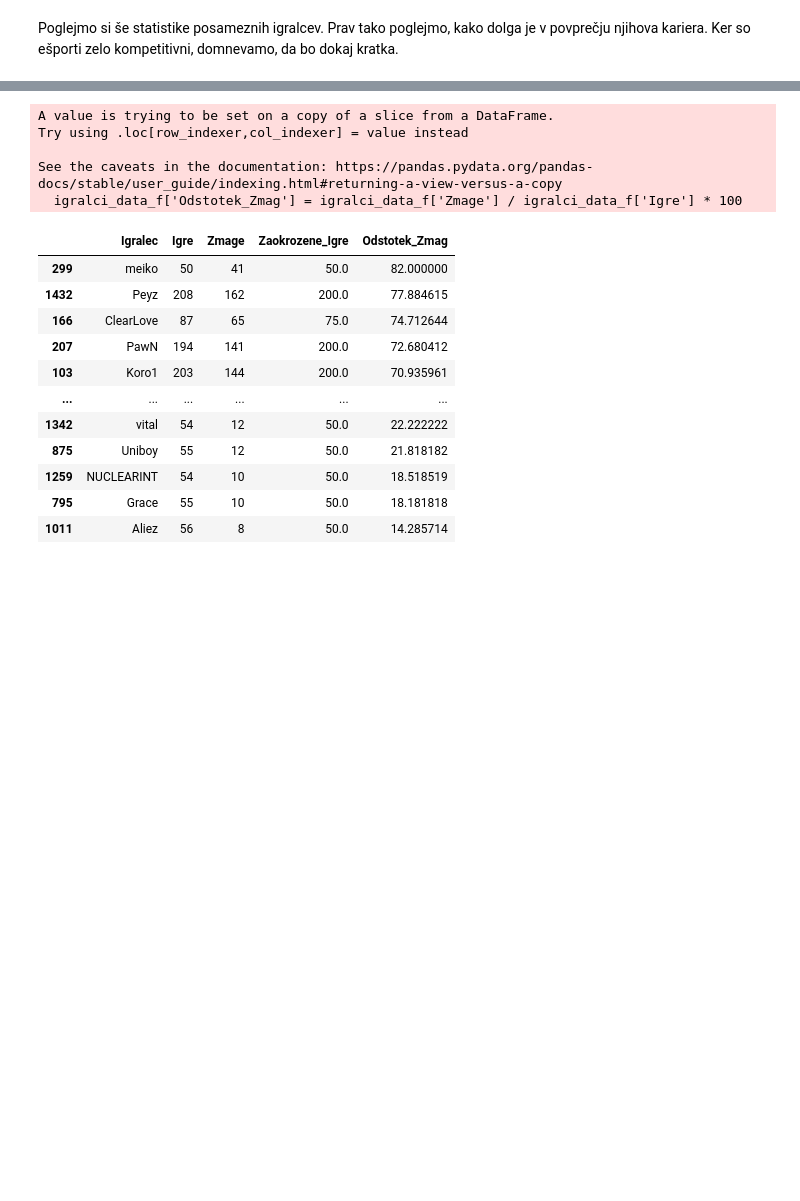
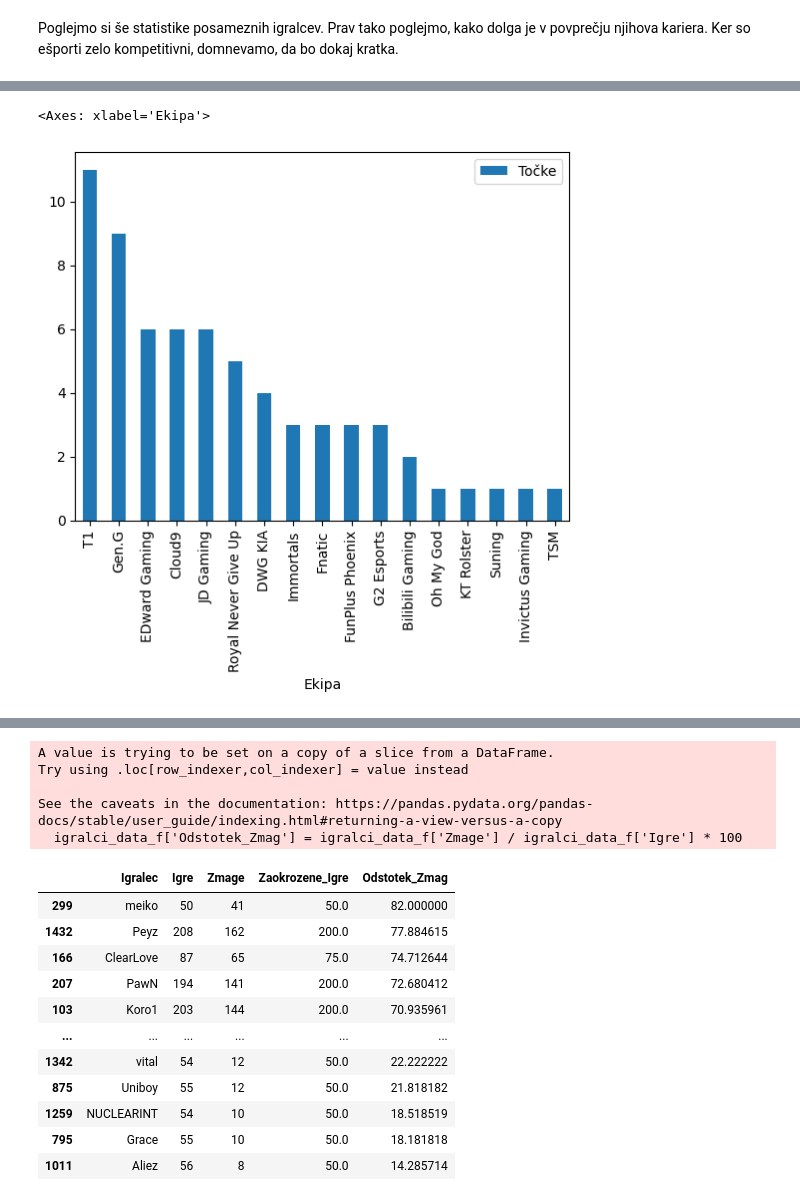
Before and after one commit to matijaderganc/League-of-Legends-Esports-Analysis, a Jupyter notebook: analiza.ipynb, the cells around one changed output, grey strips where cells are left out. Saved outputs shown, nothing was run; the diff lists cells and outputs as text; code cells hidden in the pictures; blank space fills up the shorter version.

```diff
--- a/analiza.ipynb
+++ b/analiza.ipynb
@@ -190 +239,11 @@ Poglejmo si še statistike posameznih igralcev. Prav tako poglejmo, kako dolga j
+# %%
+
+najboljse3['Točke'] = najboljse3.groupby('Leto').cumcount(ascending = False) #ker so indeksi 0, 1, 2 moramo prišteti vsaki točki še 1
+najboljse3['Točke'] += 1
+ekipe_tocke = najboljse3.groupby('Ekipa')['Točke'].sum().reset_index()
+ekipe_tocke = ekipe_tocke.sort_values('Točke', ascending = False)
+ekipe_tocke.plot.bar(x = 'Ekipa')
+# %% [output]
+<Axes: xlabel='Ekipa'>
+[figure, added]
 # %%
```
Also changed, not shown: parts of 11 cells of this notebook.
